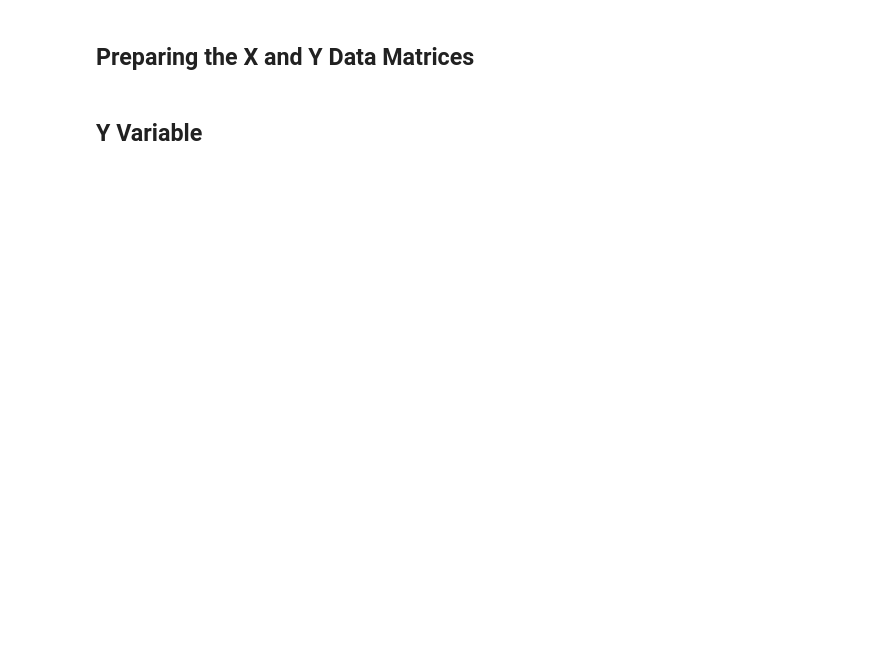
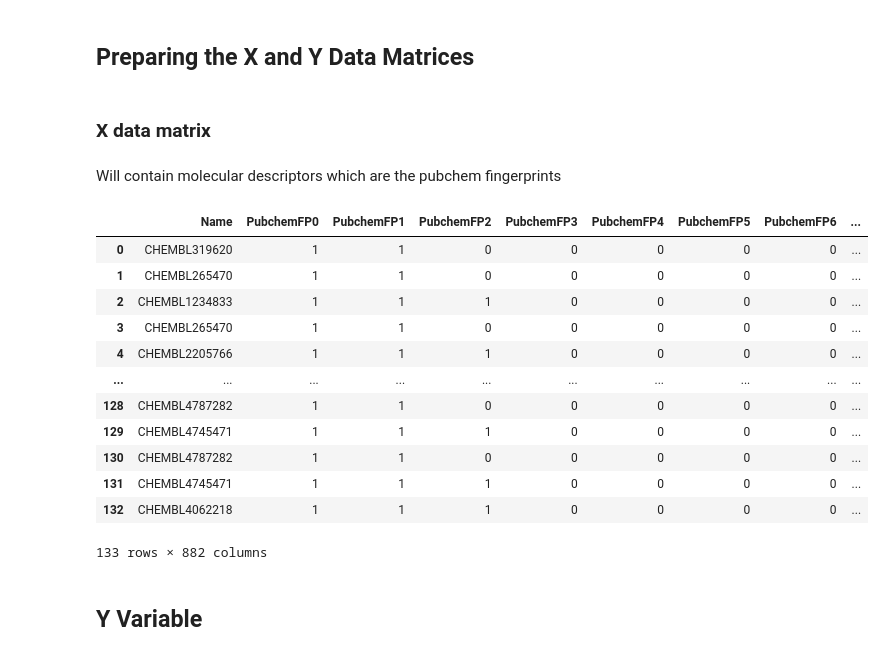
Before and after one commit to samservo09/bioinformatics-bipolar-drug-discovery, a Jupyter notebook: 3-descriptor-calculation.ipynb, the cells around one changed output. Drawn from its saved outputs; the diff is of its cells as text; code cells hidden in the pictures; blank space fills up the shorter version.

Commit message:
calculated fingerprint descriptors

```diff
--- a/3-descriptor-calculation.ipynb
+++ b/3-descriptor-calculation.ipynb
@@ -108,2 +155,25 @@ CC(C)(C)NS(=O)(=O)c1cncc(-c2ccn3nc(N)nc3c2)c1   CHEMBL2205766
 # %% [markdown]
 ## Preparing the X and Y Data Matrices
+# %% [markdown]
+### X data matrix
+# %% [markdown]
+Will contain molecular descriptors which are the pubchem fingerprints
+# %%
+# read the descriptors output
+df3_X = pd.read_csv('descriptors_output.csv')
+# %%
+df3_X
+# %% [output]
+|  | Name | PubchemFP0 | PubchemFP1 | PubchemFP2 | PubchemFP3 | PubchemFP4 | PubchemFP5 | PubchemFP6 | ... |
+| 0 | CHEMBL319620 | 1 | 1 | 0 | 0 | 0 | 0 | 0 | ... |
+| 1 | CHEMBL265470 | 1 | 1 | 0 | 0 | 0 | 0 | 0 | ... |
+| 2 | CHEMBL1234833 | 1 | 1 | 1 | 0 | 0 | 0 | 0 | ... |
+| 3 | CHEMBL265470 | 1 | 1 | 0 | 0 | 0 | 0 | 0 | ... |
+| 4 | CHEMBL2205766 | 1 | 1 | 1 | 0 | 0 | 0 | 0 | ... |
+| ... | ... | ... | ... | ... | ... | ... | ... | ... | ... |
+| 128 | CHEMBL4787282 | 1 | 1 | 0 | 0 | 0 | 0 | 0 | ... |
+| 129 | CHEMBL4745471 | 1 | 1 | 1 | 0 | 0 | 0 | 0 | ... |
+| 130 | CHEMBL4787282 | 1 | 1 | 0 | 0 | 0 | 0 | 0 | ... |
+| 131 | CHEMBL4745471 | 1 | 1 | 1 | 0 | 0 | 0 | 0 | ... |
+| 132 | CHEMBL4062218 | 1 | 1 | 1 | 0 | 0 | 0 | 0 | ... |
+133 rows × 882 columns
```
Also changed, not shown: parts of 11 cells of this notebook.
